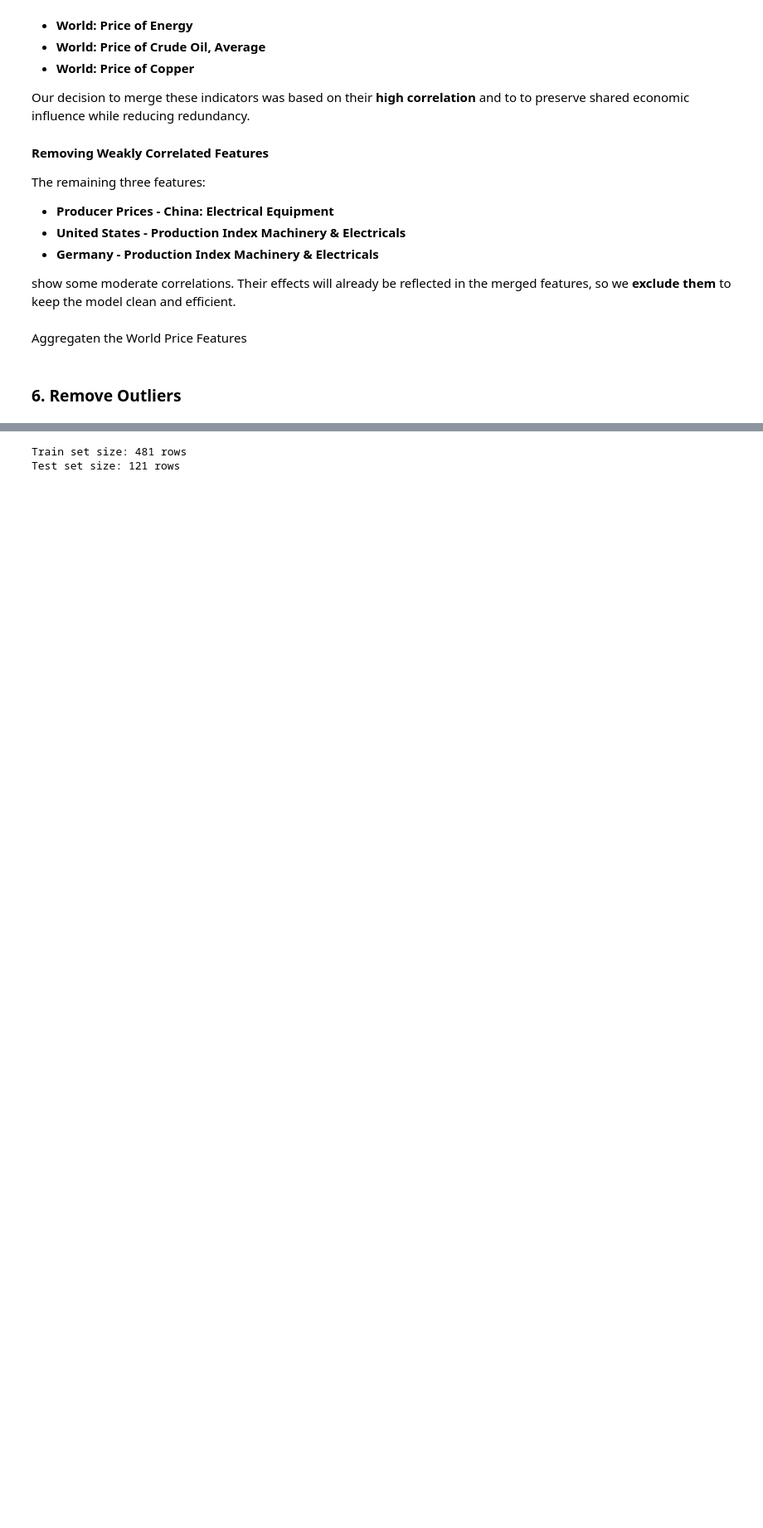
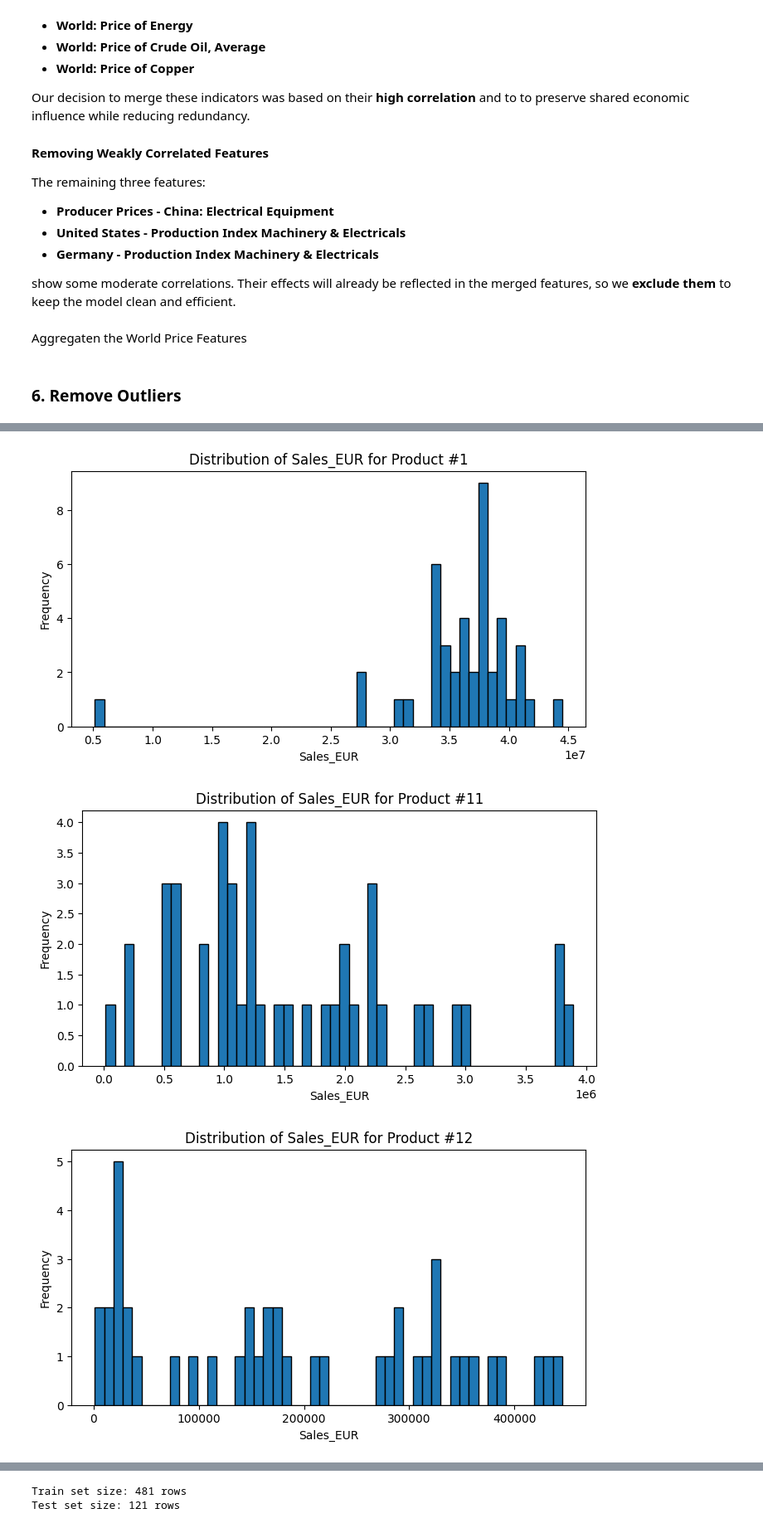
Before and after one commit to gugaaa1904/BC, a Jupyter notebook: Case 2.ipynb, the cells around one changed output, grey strips where cells are left out. Shown at 83% size. Cells and saved outputs as stored; diff of their text form; code cells hidden in the pictures; blank space fills up the shorter version.

```diff
--- a/Case 2.ipynb
+++ b/Case 2.ipynb
@@ -536,0 +532,17 @@ print(monthly_sales_data)
+# %%
+unique_products = monthly_sales_data["Mapped_GCK"].unique()
+
+for product in unique_products:
+    plt.figure(figsize=(8, 4))
+    plt.hist(
+        monthly_sales_data[monthly_sales_data["Mapped_GCK"] == product]["Sales_EUR"],
+        bins=50, edgecolor="black"
+    )
+    plt.title(f"Distribution of Sales_EUR for Product {product}")
+    plt.xlabel("Sales_EUR")
+    plt.ylabel("Frequency")
+    plt.show()
+# %% [output]
+[figure, added]
+[figure, added]
+[figure, added]
```
Also changed, not shown: parts of 38 cells of this notebook.
